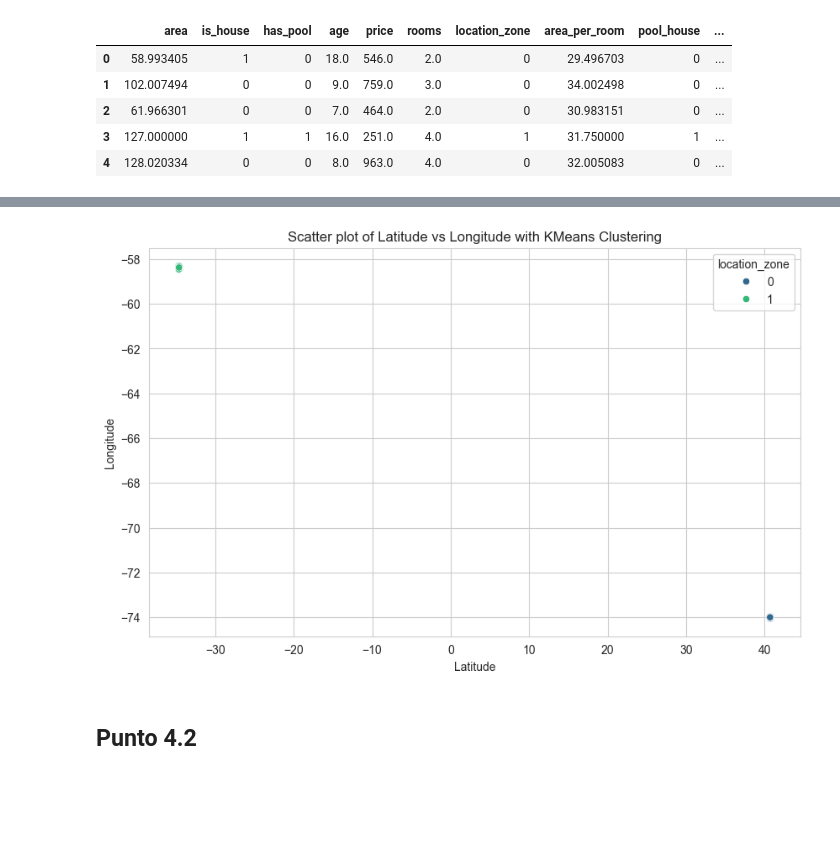
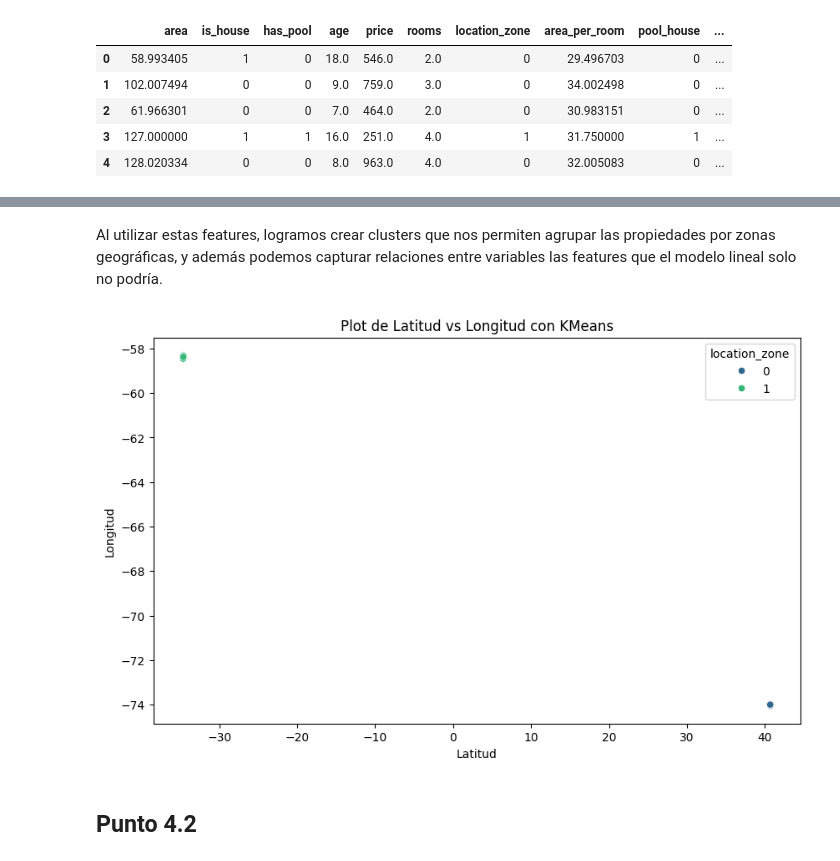
Before and after one commit to frizynn/tp1-machine-learning, a Jupyter notebook: src/Entrega_Tp1.ipynb, the cells around one changed output, grey strips where cells are left out. Saved outputs shown, nothing was run; the diff lists cells and outputs as text; code cells hidden in the pictures; blank space fills up the shorter version.

```diff
--- a/src/Entrega_Tp1.ipynb
+++ b/src/Entrega_Tp1.ipynb
@@ -687,12 +769,14 @@ processed_df.head()
+# %% [markdown]
+Al utilizar estas features, logramos crear clusters que nos permiten agrupar las propiedades por zonas geográficas, y además podemos capturar relaciones entre variables las features que el modelo lineal solo no podría.
 # %%
 
 plt.figure(figsize=(10, 6))
 sns.scatterplot(data=location_data, x='lat', y='lon', hue='location_zone', palette='viridis')
-plt.title('Scatter plot of Latitude vs Longitude with KMeans Clustering')
-plt.xlabel('Latitude')
-plt.ylabel('Longitude')
+plt.title('Plot de Latitud vs Longitud con KMeans')
+plt.xlabel('Latitud')
+plt.ylabel('Longitud')
 plt.show()
 # %% [output]
-[figure, old version]
+[figure, new version]
 # %% [markdown]
 ## Punto 4.2
```
Also changed, not shown: parts of 32 cells of this notebook, 7 other files.
